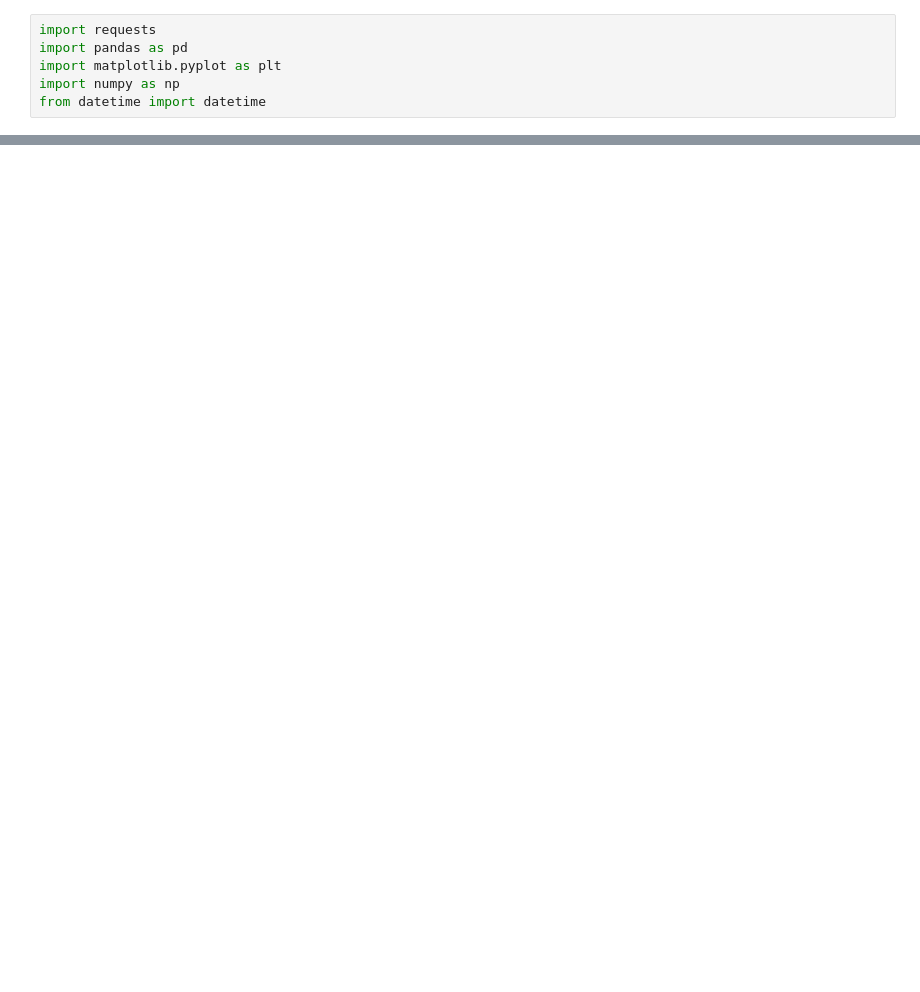
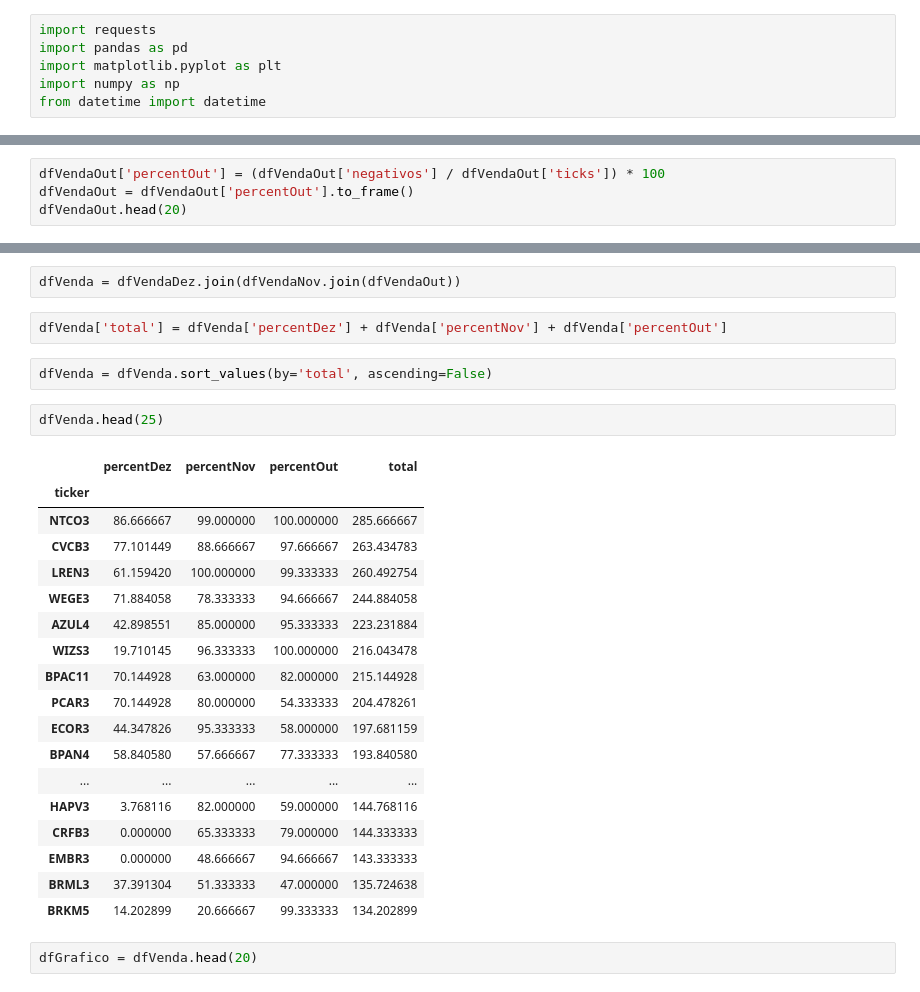
Before and after one commit to paulofor/Jupyter-Espaco01, a Jupyter notebook: ResultadoFuturo/Usando Dataframe.ipynb, the cells around one changed output, grey strips where cells are left out. Saved outputs shown, nothing was run; the diff lists cells and outputs as text; blank space fills up the shorter version.

```diff
--- a/ResultadoFuturo/Usando Dataframe.ipynb
+++ b/ResultadoFuturo/Usando Dataframe.ipynb
@@ -56,0 +82,4 @@ dfVenda.head(10)
+# %%
+dfVendaOut['percentOut'] = (dfVendaOut['negativos'] / dfVendaOut['ticks']) * 100
+dfVendaOut = dfVendaOut['percentOut'].to_frame()
+dfVendaOut.head(20)
@@ -56,0 +105,29 @@ dfVenda.head(10)
+# %%
+dfVenda = dfVendaDez.join(dfVendaNov.join(dfVendaOut))
+# %%
+dfVenda['total'] = dfVenda['percentDez'] + dfVenda['percentNov'] + dfVenda['percentOut']
+# %%
+dfVenda = dfVenda.sort_values(by='total', ascending=False)
+# %%
+dfVenda.head(25)
+# %% [output]
+|  | percentDez | percentNov | percentOut | total |
+| ticker |  |  |  |  |
+| NTCO3 | 86.666667 | 99.000000 | 100.000000 | 285.666667 |
+| CVCB3 | 77.101449 | 88.666667 | 97.666667 | 263.434783 |
+| LREN3 | 61.159420 | 100.000000 | 99.333333 | 260.492754 |
+| WEGE3 | 71.884058 | 78.333333 | 94.666667 | 244.884058 |
+| AZUL4 | 42.898551 | 85.000000 | 95.333333 | 223.231884 |
+| WIZS3 | 19.710145 | 96.333333 | 100.000000 | 216.043478 |
+| BPAC11 | 70.144928 | 63.000000 | 82.000000 | 215.144928 |
+| PCAR3 | 70.144928 | 80.000000 | 54.333333 | 204.478261 |
+| ECOR3 | 44.347826 | 95.333333 | 58.000000 | 197.681159 |
+| BPAN4 | 58.840580 | 57.666667 | 77.333333 | 193.840580 |
+| ... | ... | ... | ... | ... |
+| HAPV3 | 3.768116 | 82.000000 | 59.000000 | 144.768116 |
+| CRFB3 | 0.000000 | 65.333333 | 79.000000 | 144.333333 |
+| EMBR3 | 0.000000 | 48.666667 | 94.666667 | 143.333333 |
+| BRML3 | 37.391304 | 51.333333 | 47.000000 | 135.724638 |
+| BRKM5 | 14.202899 | 20.666667 | 99.333333 | 134.202899 |
+# %%
+dfGrafico = dfVenda.head(20)
```
Also changed, not shown: parts of 13 cells of this notebook, 2 other files.
